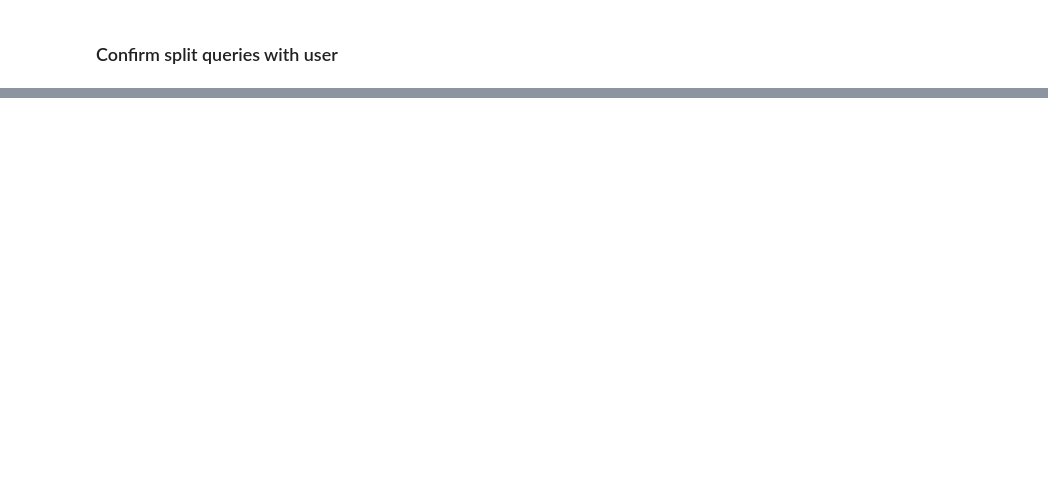
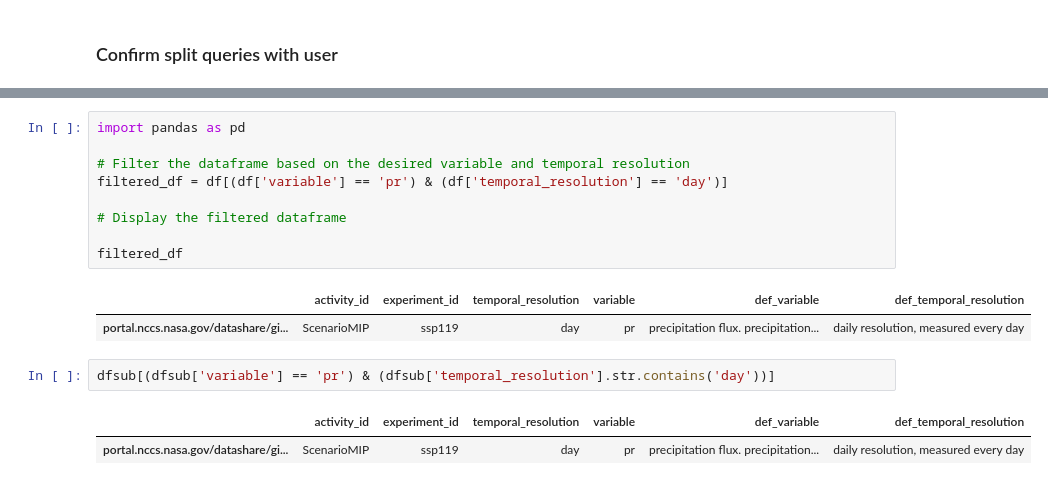
Before and after one commit to mhendri/climate_pal, a Jupyter notebook: langchain_demo/playground.ipynb, the cells around one changed output, grey strips where cells are left out. Saved outputs shown, nothing was run; the diff lists cells and outputs as text; blank space fills up the shorter version.

```diff
--- a/langchain_demo/playground.ipynb
+++ b/langchain_demo/playground.ipynb
@@ -128,0 +194,17 @@ extracted_queries = queries_to_list(result)
+# %%
+import pandas as pd
+
+# Filter the dataframe based on the desired variable and temporal resolution
+filtered_df = df[(df['variable'] == 'pr') & (df['temporal_resolution'] == 'day')]
+
+# Display the filtered dataframe
+
+filtered_df
+# %% [output]
+|  | activity_id | experiment_id | temporal_resolution | variable | def_variable | def_temporal_resolution |
+| portal.nccs.nasa.gov/datashare/gi... | ScenarioMIP | ssp119 | day | pr | precipitation flux. precipitation... | daily resolution, measured every day |
+# %%
+dfsub[(dfsub['variable'] == 'pr') & (dfsub['temporal_resolution'].str.contains('day'))]
+# %% [output]
+|  | activity_id | experiment_id | temporal_resolution | variable | def_variable | def_temporal_resolution |
+| portal.nccs.nasa.gov/datashare/gi... | ScenarioMIP | ssp119 | day | pr | precipitation flux. precipitation... | daily resolution, measured every day |
```
Also changed, not shown: parts of 14 cells of this notebook, 9 other files.
